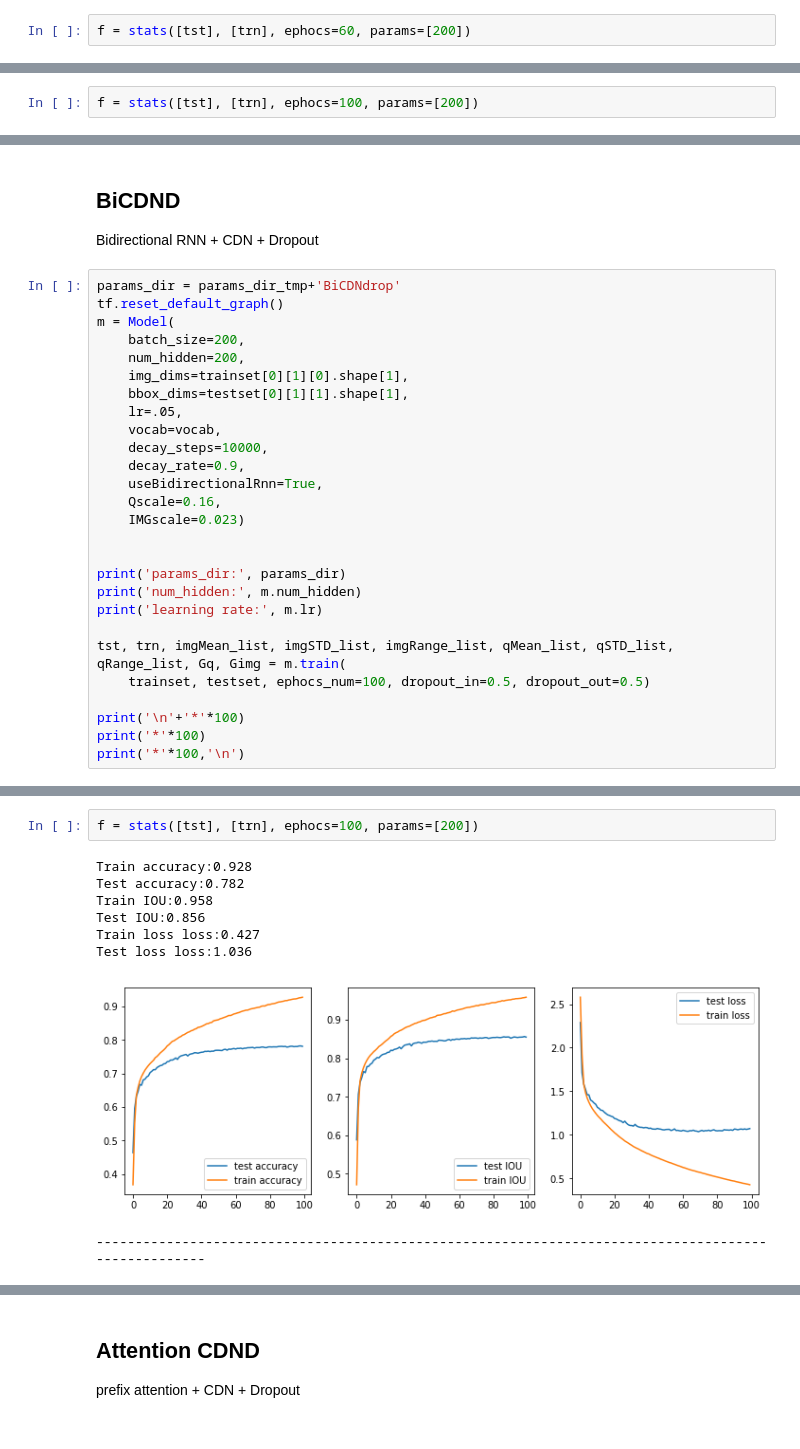
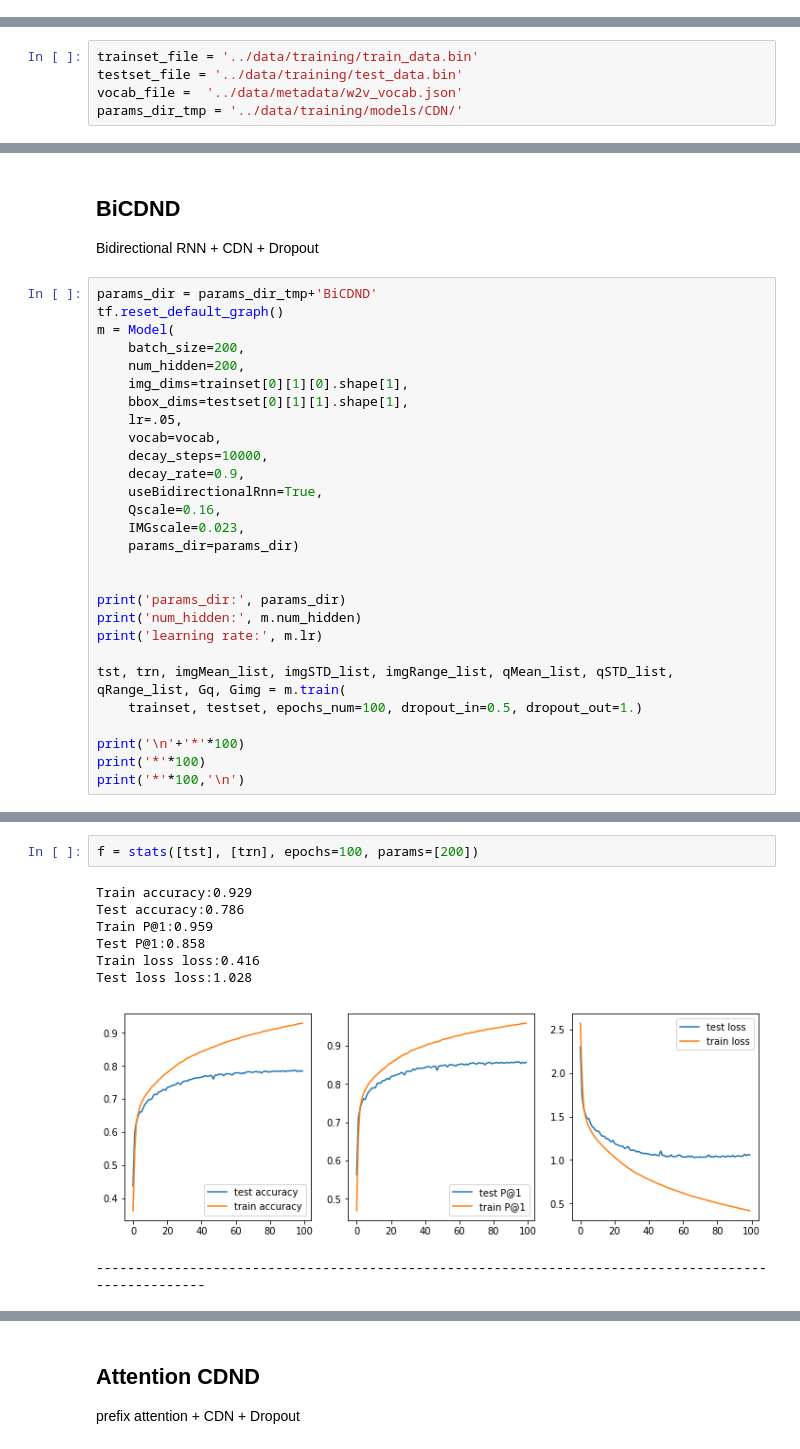
Before and after one commit to aSheffer/CDN, a Jupyter notebook: notebooks/CDN.ipynb, the cells around one changed output, grey strips where cells are left out. Cells and saved outputs as stored; diff of their text form.

```diff
--- a/notebooks/CDN.ipynb
+++ b/notebooks/CDN.ipynb
@@ -999,2 +0,0 @@ b:50 ;lr:0.050 ;loss:2.65 ;acc:0.34 ;iou:0.45 ;qMean:-0.00 ;qSTD:0.12 ;iMean:0.0
-# %%
-f = stats([tst], [trn], ephocs=60, params=[200])
@@ -1116,2 +0,0 @@ b:50 ;lr:0.050 ;loss:2.71 ;acc:0.24 ;iou:0.34 ;qMean:-0.00 ;qSTD:0.13 ;iMean:0.0
-# %%
-f = stats([tst], [trn], ephocs=100, params=[200])
@@ -1186,0 +21,5 @@ plt.show()
+# %%
+trainset_file = '../data/training/train_data.bin'
+testset_file = '../data/training/test_data.bin'
+vocab_file =  '../data/metadata/w2v_vocab.json'
+params_dir_tmp = '../data/training/models/CDN/'
@@ -1189,7 +266,7 @@ plt.show()
 
 Bidirectional RNN + CDN + Dropout
 # %%
-params_dir = params_dir_tmp+'BiCDNdrop'
+params_dir = params_dir_tmp+'BiCDND'
 tf.reset_default_graph()
 m = Model(
     batch_size=200,
@@ -1202,7 +279,8 @@ m = Model(
     decay_rate=0.9,
     useBidirectionalRnn=True,
     Qscale=0.16,
-    IMGscale=0.023)
+    IMGscale=0.023,
+    params_dir=params_dir)
 
 
 print('params_dir:', params_dir)
@@ -1210,7 +288,7 @@ print('num_hidden:', m.num_hidden)
 print('learning rate:', m.lr)
 
 tst, trn, imgMean_list, imgSTD_list, imgRange_list, qMean_list, qSTD_list, qRange_list, Gq, Gimg = m.train(
-    trainset, testset, ephocs_num=100, dropout_in=0.5, dropout_out=0.5)
+    trainset, testset, epochs_num=100, dropout_in=0.5, dropout_out=1.)
 
 print('\n'+'*'*100)
 print('*'*100)
@@ -1236,13 +296,13 @@ b:50 ;lr:0.050 ;loss:2.67 ;acc:0.23 ;iou:0.29 ;qMean:0.00 ;qSTD:0.13 ;iMean:0.00
 # %%
-f = stats([tst], [trn], ephocs=100, params=[200])
+f = stats([tst], [trn], epochs=100, params=[200])
 # %% [output]
-Train accuracy:0.928
-Test accuracy:0.782
-Train IOU:0.958
-Test IOU:0.856
-Train loss loss:0.427
-Test loss loss:1.036
+Train accuracy:0.929
+Test accuracy:0.786
+Train P@1:0.959
+Test P@1:0.858
+Train loss loss:0.416
+Test loss loss:1.028
-[figure, old version]
+[figure, new version]
 ----------------------------------------------------------------------------------------------------
 # %%
 f, P = plt.subplots(1, 1, figsize=(4,4))
```
Also changed, not shown: parts of 62 cells of this notebook, 10 other files.
